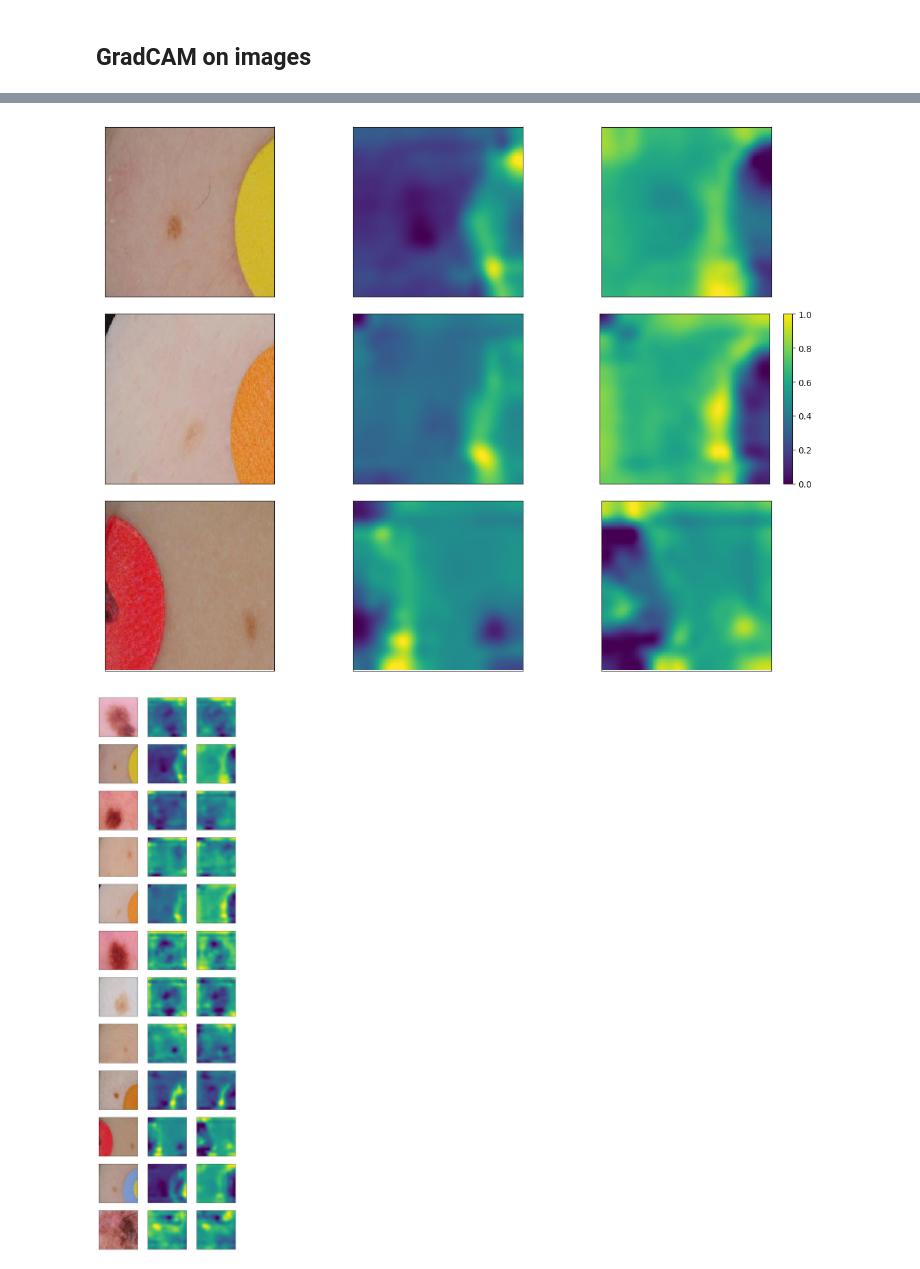
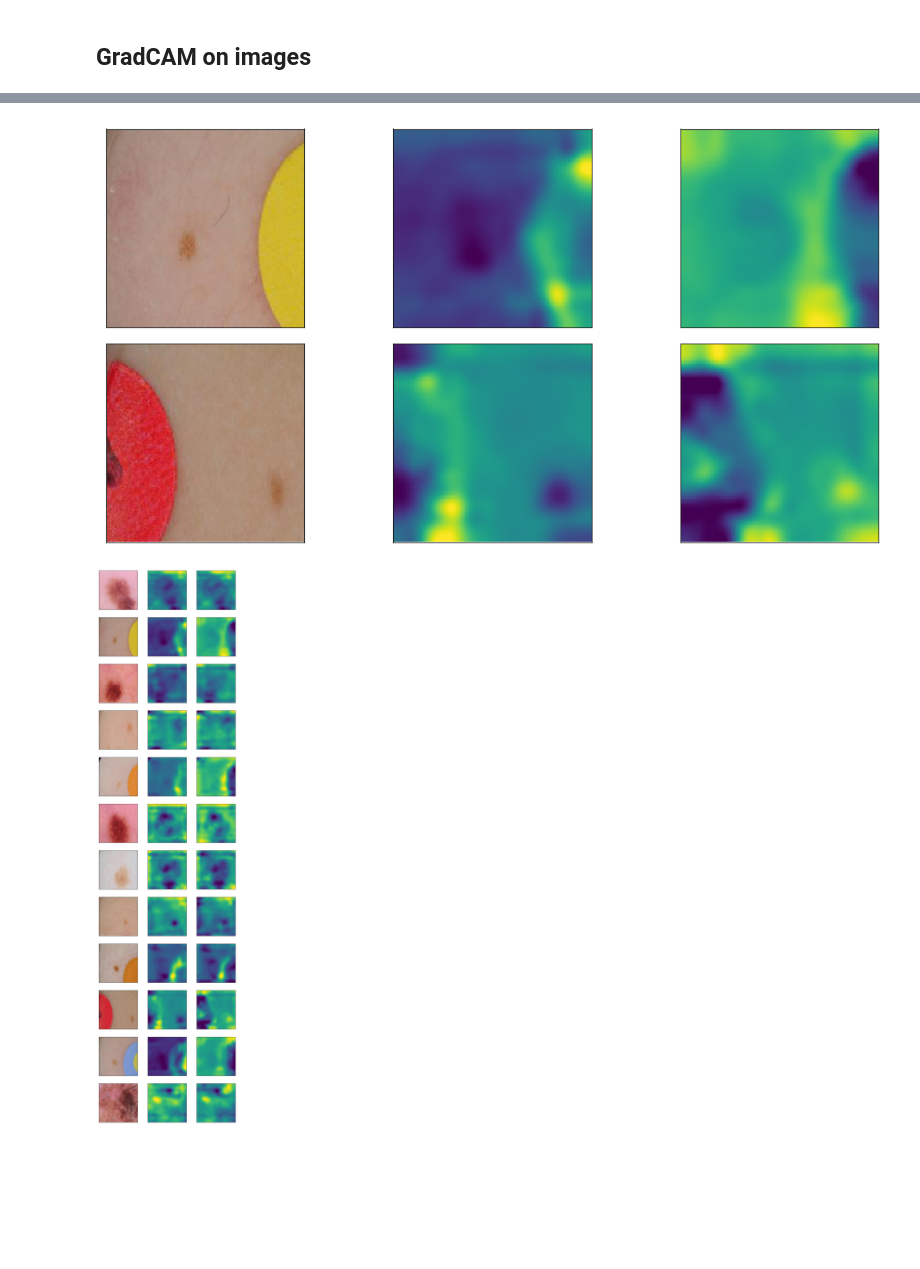
Before and after one commit to laura-rieger/deep-explanation-penalization, a Jupyter notebook: analyze/Analysis - ISIC.ipynb, the cells around one changed output, grey strips where cells are left out. Cells and saved outputs as stored; diff of their text form; code cells hidden in the pictures; blank space fills up the shorter version.

```diff
--- a/analyze/Analysis - ISIC.ipynb
+++ b/analyze/Analysis - ISIC.ipynb
@@ -313,35 +297,35 @@ save_path = "../results_for_export"
 # %%
 
 sns.reset_orig()
-idxs = [1,4, 9]
+idxs = [1,9]
 num_rows = len(idxs)
 
-fig, axes = plt.subplots(3,num_rows, figsize=  (4.2*3, num_rows*3))
+fig, axes = plt.subplots(num_rows,3, figsize=  (4.2*3, num_rows*3))
 
 
 # axes[0,0].set_title( "Image")
 # axes[0,1].set_title( "Vanilla")
 # axes[0,2].set_title( "CDEP")
 for i, (idx) in enumerate(idxs):
     original_img, vanilla_sal, reg_sal, true_class = triples[idx]
 
     axes[i,0].imshow(np.clip(original_img,0,1))
     axes[i,0].tick_params(axis='both', which='both', bottom=False, left = False, top=False, labelbottom=False, labelleft = False)
 
     axes[i,1].imshow( vanilla_sal, cmap = plt.get_cmap("viridis"),)
     axes[i,1].tick_params(axis='both', which='both', bottom=False, left = False, top=False, labelbottom=False, labelleft = False)
-
-    pcm = axes[i,2].imshow(reg_sal, cmap =plt.get_cmap("viridis"))
+    axes[i,2].imshow(reg_sal, cmap =plt.get_cmap("viridis"))
+#     pcm = axes[i,2].imshow(reg_sal, cmap =plt.get_cmap("viridis"))
 #     pcm = axes[i,2].imshow(np.random.normal(size =(20,20)),
 #                             cmap=plt.get_cmap("viridis"))
     axes[i,2].tick_params(axis='both', which='both', bottom=False, left = False, top=False, labelbottom=False, labelleft = False)
-    if i ==1:
-        fig.colorbar(pcm, ax=axes[i,2])
+#     if i ==1:
+#         fig.colorbar(pcm, ax=axes[i,2])
 plt.tight_layout()
 
 fig.savefig(oj(save_path,"gradCAM"))
 # %% [output]
-[figure, old version]
+[figure, new version]
 # %%
 cancer_triples = [x for x in triples if x[3] ==1]
 # %%
```
Also changed, not shown: parts of 6 cells of this notebook, 12 other files.
